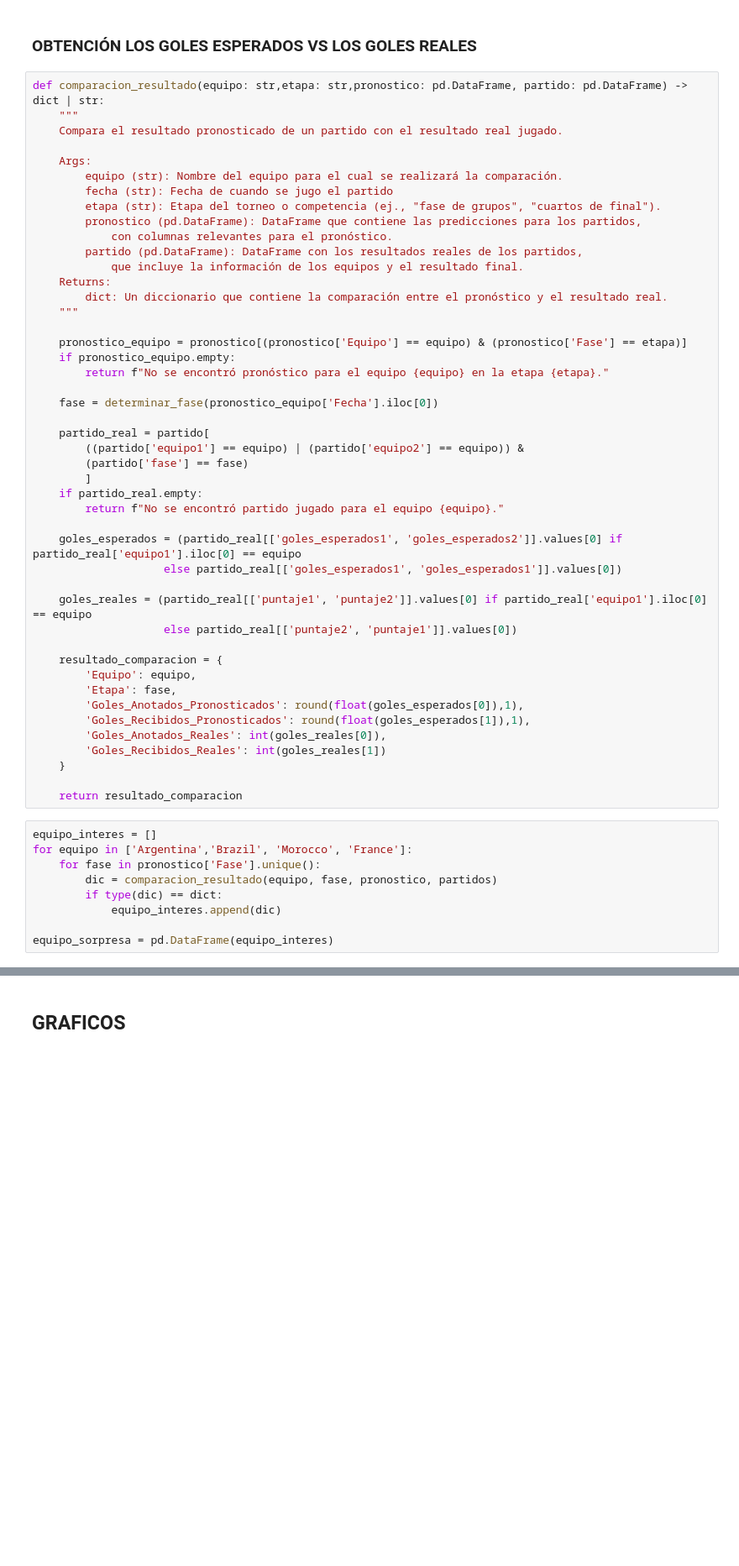
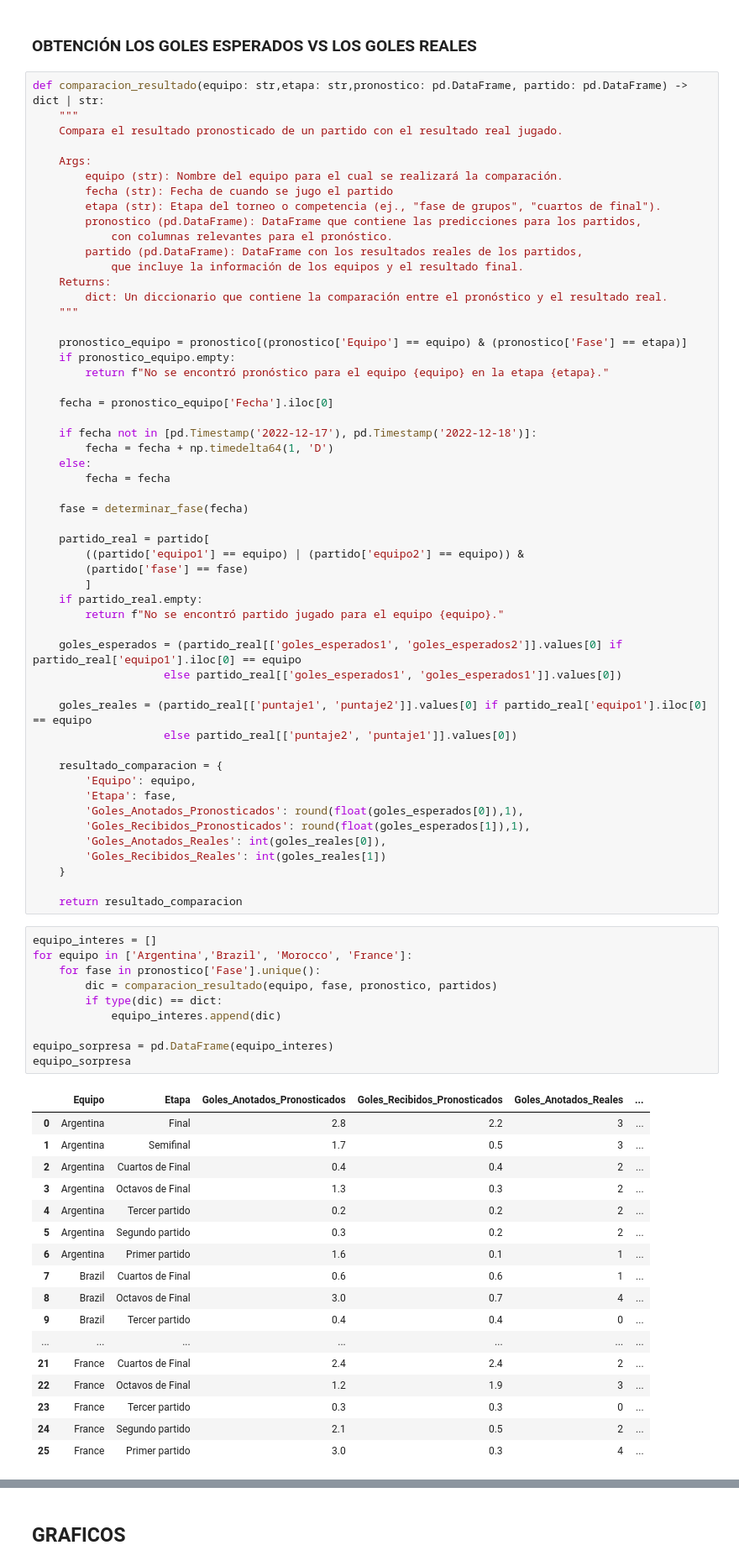
Before and after one commit to valenrosito/TP-Fundamentos_Ciencia_de_Datos, a Jupyter notebook: src/TP.ipynb, the cells around one changed output, grey strips where cells are left out. Shown at 84% size. Cells and saved outputs as stored; diff of their text form; blank space fills up the shorter version.

```diff
--- a/src/TP.ipynb
+++ b/src/TP.ipynb
@@ -254,7 +254,14 @@ def comparacion_resultado(equipo: str,etapa: str,pronostico: pd.DataFrame, parti
     if pronostico_equipo.empty:
         return f"No se encontró pronóstico para el equipo {equipo} en la etapa {etapa}."
 
-    fase = determinar_fase(pronostico_equipo['Fecha'].iloc[0])
+    fecha = pronostico_equipo['Fecha'].iloc[0]
+
+    if fecha not in [pd.Timestamp('2022-12-17'), pd.Timestamp('2022-12-18')]:
+        fecha = fecha + np.timedelta64(1, 'D')
+    else:
+        fecha = fecha
+
+    fase = determinar_fase(fecha)
 
     partido_real = partido[
         ((partido['equipo1'] == equipo) | (partido['equipo2'] == equipo)) &
@@ -282,9 +289,28 @@ def comparacion_resultado(equipo: str,etapa: str,pronostico: pd.DataFrame, parti
 # %%
 equipo_interes = []
 for equipo in ['Argentina','Brazil', 'Morocco', 'France']:
     for fase in pronostico['Fase'].unique():
         dic = comparacion_resultado(equipo, fase, pronostico, partidos)
         if type(dic) == dict:
             equipo_interes.append(dic)
 
 equipo_sorpresa = pd.DataFrame(equipo_interes)
+equipo_sorpresa
+# %% [output]
+|  | Equipo | Etapa | Goles_Anotados_Pronosticados | Goles_Recibidos_Pronosticados | Goles_Anotados_Reales | ... |
+| 0 | Argentina | Final | 2.8 | 2.2 | 3 | ... |
+| 1 | Argentina | Semifinal | 1.7 | 0.5 | 3 | ... |
+| 2 | Argentina | Cuartos de Final | 0.4 | 0.4 | 2 | ... |
+| 3 | Argentina | Octavos de Final | 1.3 | 0.3 | 2 | ... |
+| 4 | Argentina | Tercer partido | 0.2 | 0.2 | 2 | ... |
+| 5 | Argentina | Segundo partido | 0.3 | 0.2 | 2 | ... |
+| 6 | Argentina | Primer partido | 1.6 | 0.1 | 1 | ... |
+| 7 | Brazil | Cuartos de Final | 0.6 | 0.6 | 1 | ... |
+| 8 | Brazil | Octavos de Final | 3.0 | 0.7 | 4 | ... |
+| 9 | Brazil | Tercer partido | 0.4 | 0.4 | 0 | ... |
+| ... | ... | ... | ... | ... | ... | ... |
+| 21 | France | Cuartos de Final | 2.4 | 2.4 | 2 | ... |
+| 22 | France | Octavos de Final | 1.2 | 1.9 | 3 | ... |
+| 23 | France | Tercer partido | 0.3 | 0.3 | 0 | ... |
+| 24 | France | Segundo partido | 2.1 | 0.5 | 2 | ... |
+| 25 | France | Primer partido | 3.0 | 0.3 | 4 | ... |
```
Also changed, not shown: parts of 7 cells of this notebook.
